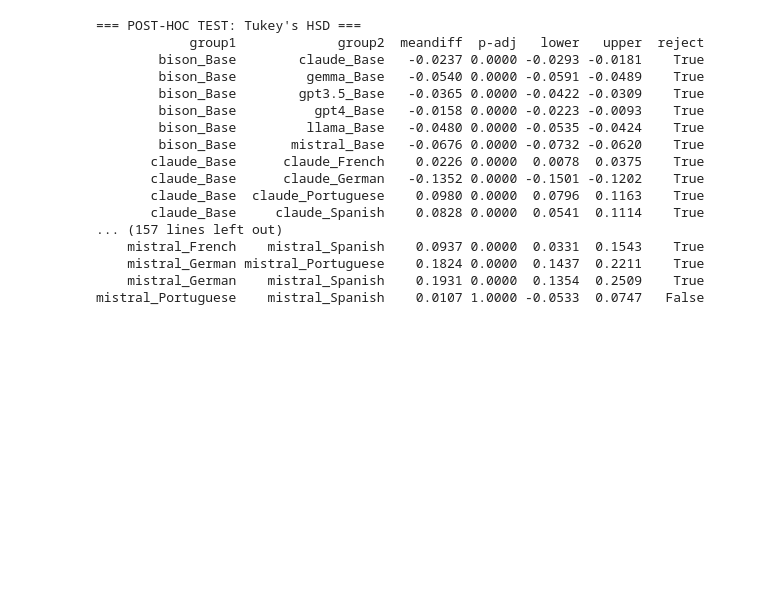
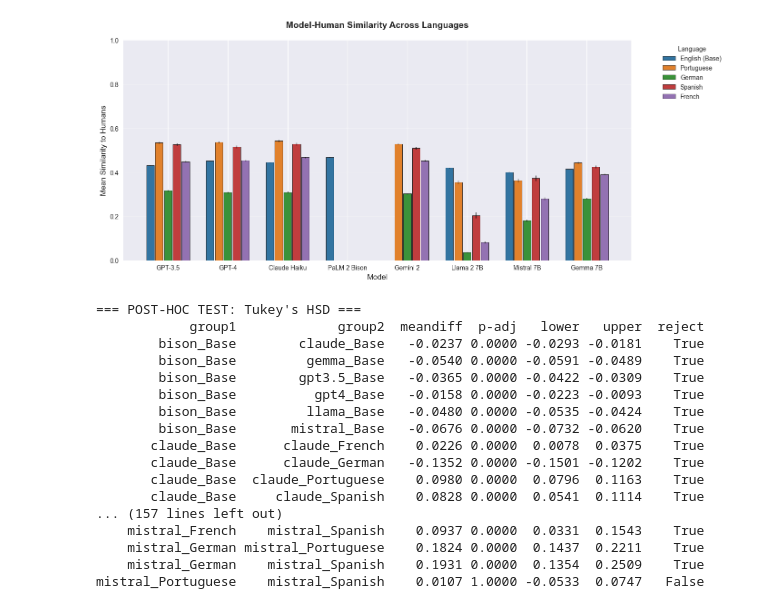
Before and after one commit to danielhuf/puc-projeto-final, a Jupyter notebook: scripts/anova_analysis.ipynb, the cells around one changed output. Drawn from its saved outputs; the diff is of its cells as text; code cells hidden in the pictures; blank space fills up the shorter version.

Commit message:
feat: human vs model plot

```diff
--- a/scripts/anova_analysis.ipynb
+++ b/scripts/anova_analysis.ipynb
@@ -31,3 +173,9 @@ df_anova.to_csv(output_file, index=False)
+# %%
+# %%
+
+plot_model_human_similarity(df_anova, language_codes)
+# %% [output]
+[figure, added]
 # %%
 # %%
 
```
Also changed, not shown: parts of 5 cells of this notebook, 4 other files.
